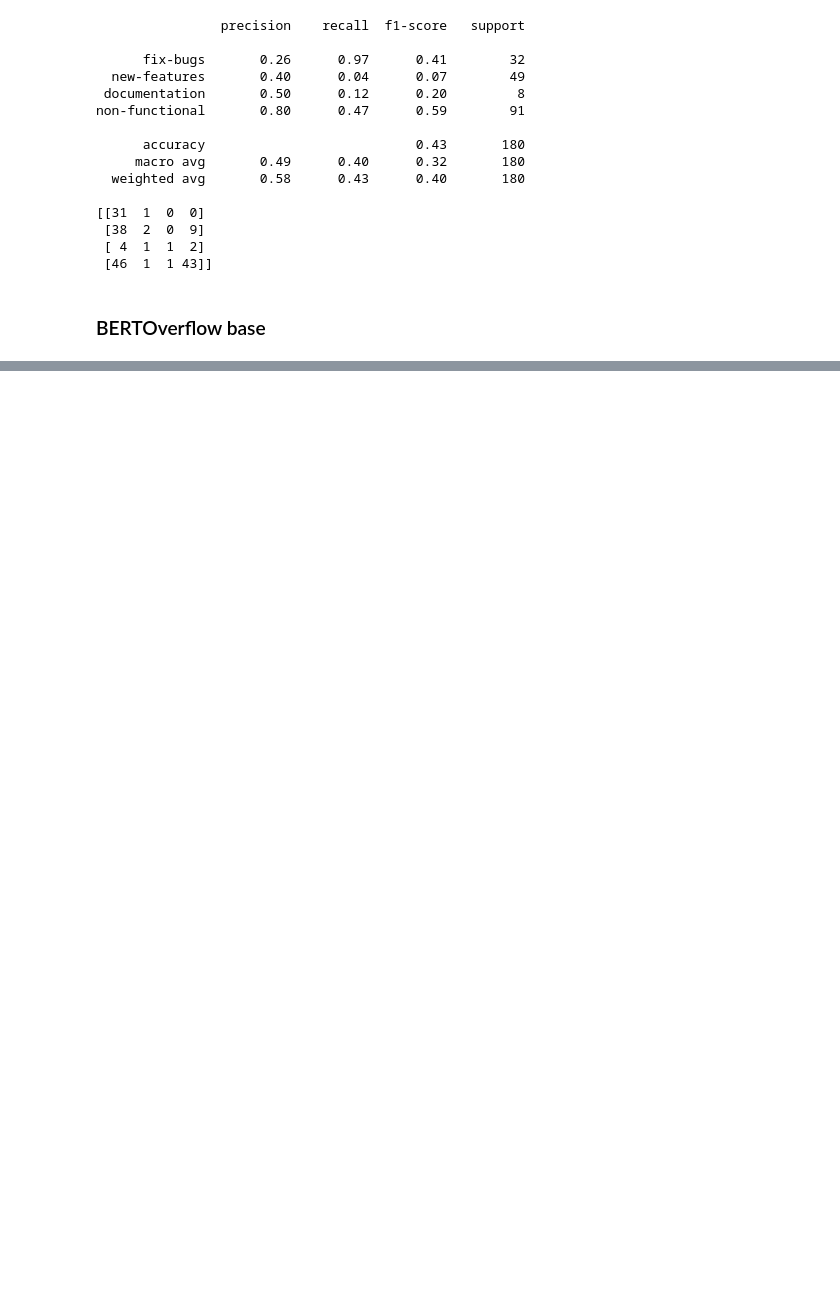
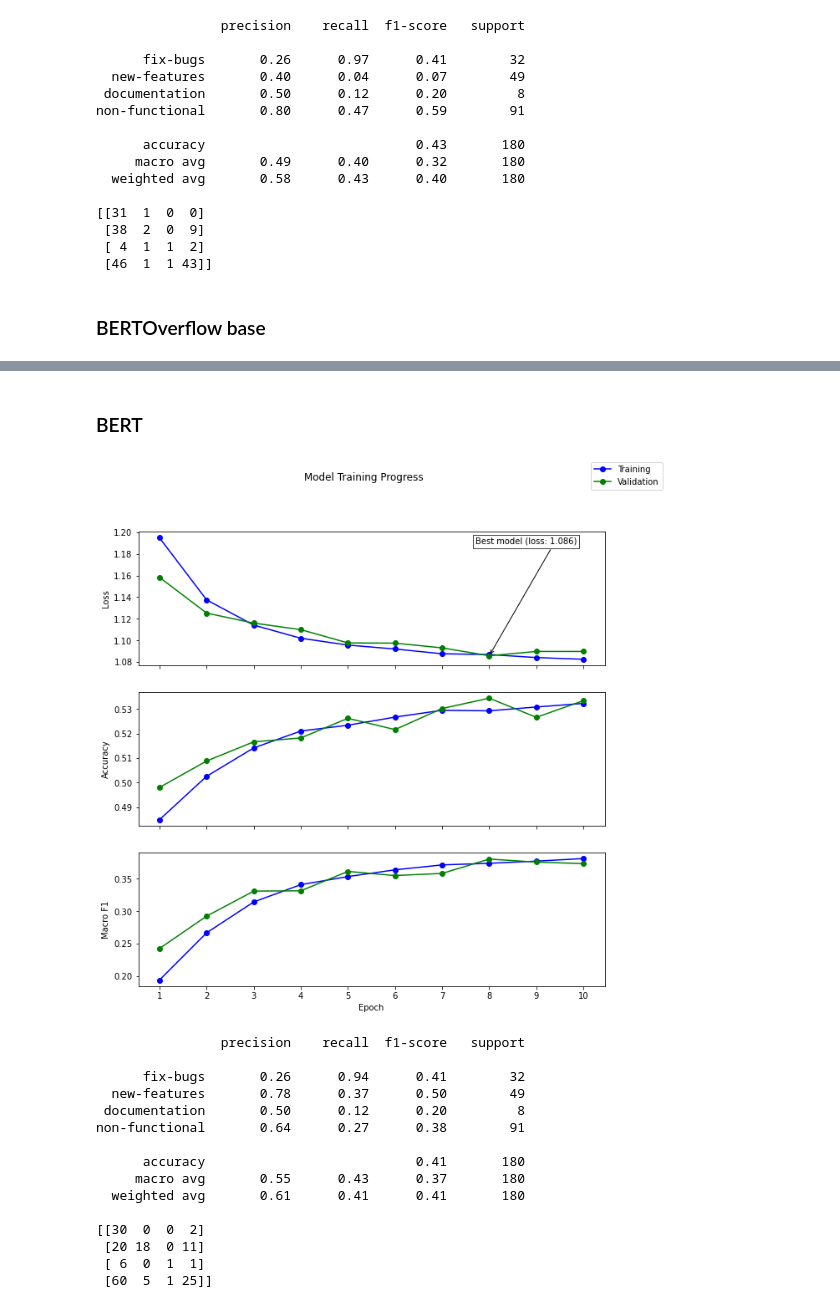
Before and after one commit to backtick-se/docks-master-thesis, a Jupyter notebook: notebooks/transformer_eval.ipynb, the cells around one changed output, grey strips where cells are left out. Cells and saved outputs as stored; diff of their text form; code cells hidden in the pictures; blank space fills up the shorter version.

```diff
--- a/notebooks/transformer_eval.ipynb
+++ b/notebooks/transformer_eval.ipynb
@@ -78,0 +80,21 @@ non-functional       0.50      0.02      0.04        91
+# %% [markdown]
+### BERT
+# %%
+evaluate('bert-base-uncased_model_385k_unbalanced_1e-03_solid.pt')
+# %% [output]
+[figure, added]
+                precision    recall  f1-score   support
+
+      fix-bugs       0.26      0.94      0.41        32
+  new-features       0.78      0.37      0.50        49
+ documentation       0.50      0.12      0.20         8
+non-functional       0.64      0.27      0.38        91
+
+      accuracy                           0.41       180
+     macro avg       0.55      0.43      0.37       180
+  weighted avg       0.61      0.41      0.41       180
+
+[[30  0  0  2]
+ [20 18  0 11]
+ [ 6  0  1  1]
+ [60  5  1 25]]
```
Also changed, not shown: parts of 8 cells of this notebook, 1 other file.
